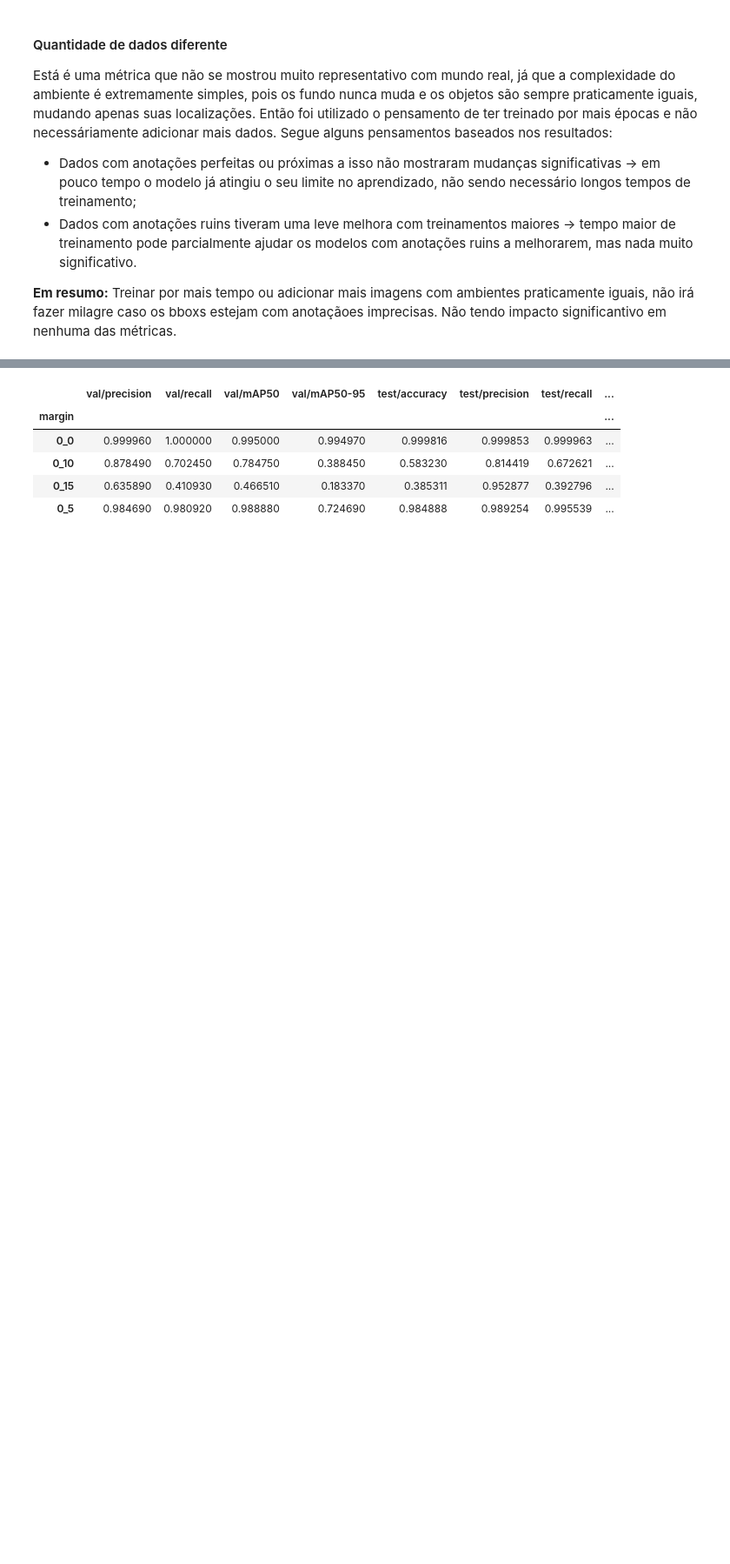
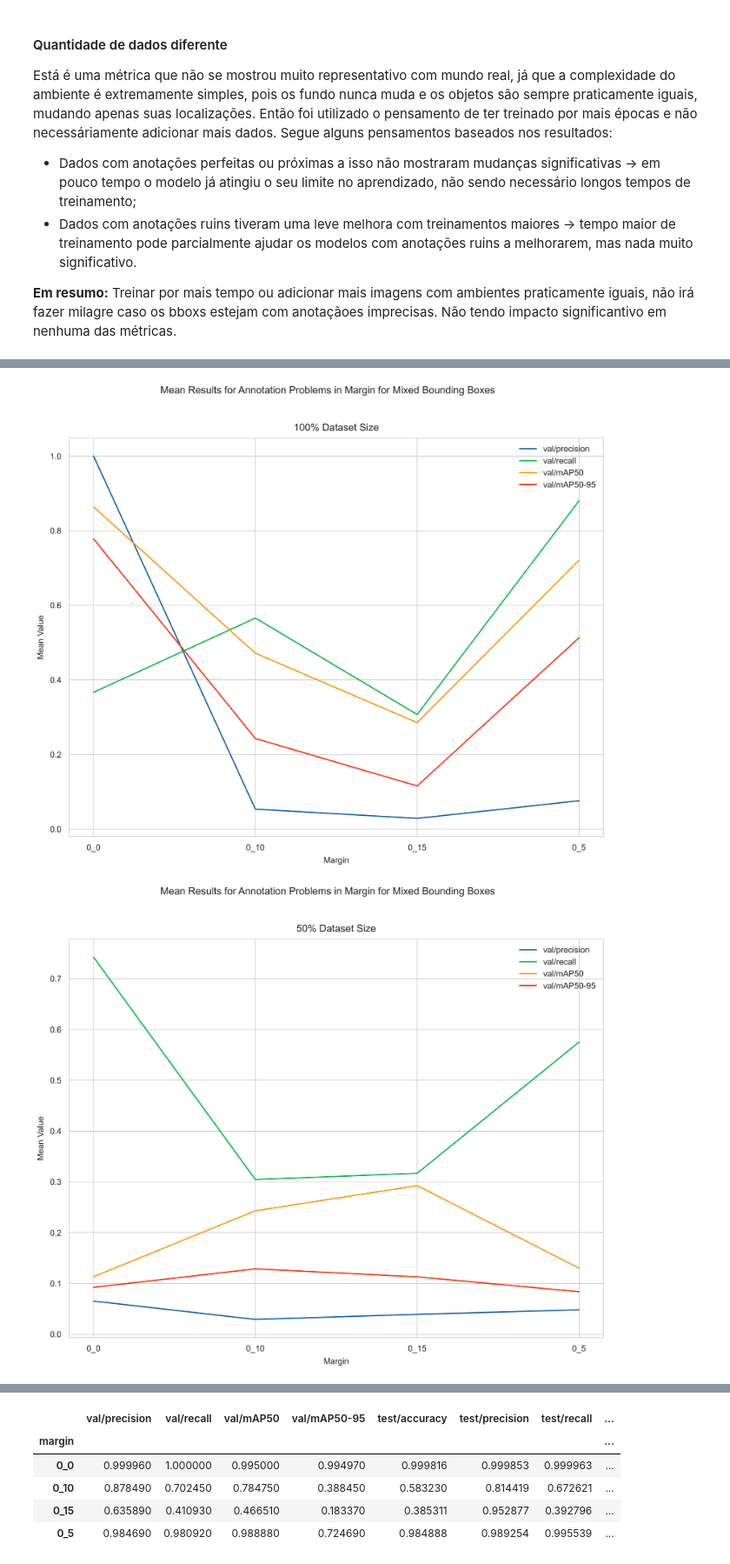
Before and after one commit to clodoaldocodes/mestrado_ppgcc, a Jupyter notebook: test_segmentation/results_analyzer.ipynb, the cells around one changed output, grey strips where cells are left out. Shown at 87% size. Drawn from its saved outputs; the diff is of its cells as text; code cells hidden in the pictures; blank space fills up the shorter version.

```diff
--- a/test_segmentation/results_analyzer.ipynb
+++ b/test_segmentation/results_analyzer.ipynb
@@ -169,0 +280,45 @@ Está é uma métrica que não se mostrou muito representativo com mundo real, j
+# %%
+import matplotlib.pyplot as plt
+import seaborn as sns
+import pandas as pd
+
+# Defina seus dados e filtros aqui
+# Suponha que você já tenha df_filtered e get definidos
+
+sizes = [100, 50, 10]
+columns_to_plot = ['val/precision', 'val/recall', 'val/mAP50', 'val/mAP50-95']
+
+# Plotar usando Seaborn
+sns.set_style("whitegrid")
+
+# Criar um loop sobre os tamanhos
+for size in sizes:
+    df_filtered = df[((df['type'] == 'bbox_smaller') | (df['type'] == 'bbox_official')) &
+                     (df['right_class'] == 100) & (df['all_class'] == 100) &
+                     (df['size_dataset'] == size)]
+
+    mean_values = df_filtered[get].groupby('margin').mean()
+
+    # Criar um subplot para cada tamanho
+    fig, ax = plt.subplots(figsize=(8, 6))
+
+    # Iterar sobre as métricas
+    for column in columns_to_plot:
+        sns.lineplot(x=mean_values.index, y=mean_values[column], label=column, ax=ax)
+
+    ax.set_title(f'{size}% Dataset Size')
+    ax.set_xlabel('Margin')
+    ax.set_ylabel('Mean Value')
+    ax.legend()
+
+    # Adicionar título ao gráfico
+    plt.suptitle('Mean Results for Annotation Problems in Margin for Mixed Bounding Boxes')
+
+    # Salvar o gráfico em PNG com 600 DPI
+    plt.savefig(f'mean_results_seaborn_{size}.png', dpi=600)
+
+    # Mostrar o gráfico
+    plt.show()
+# %% [output]
+[figure, added]
+[figure, added]
```
Also changed, not shown: parts of 6 cells of this notebook, 6 other files.
